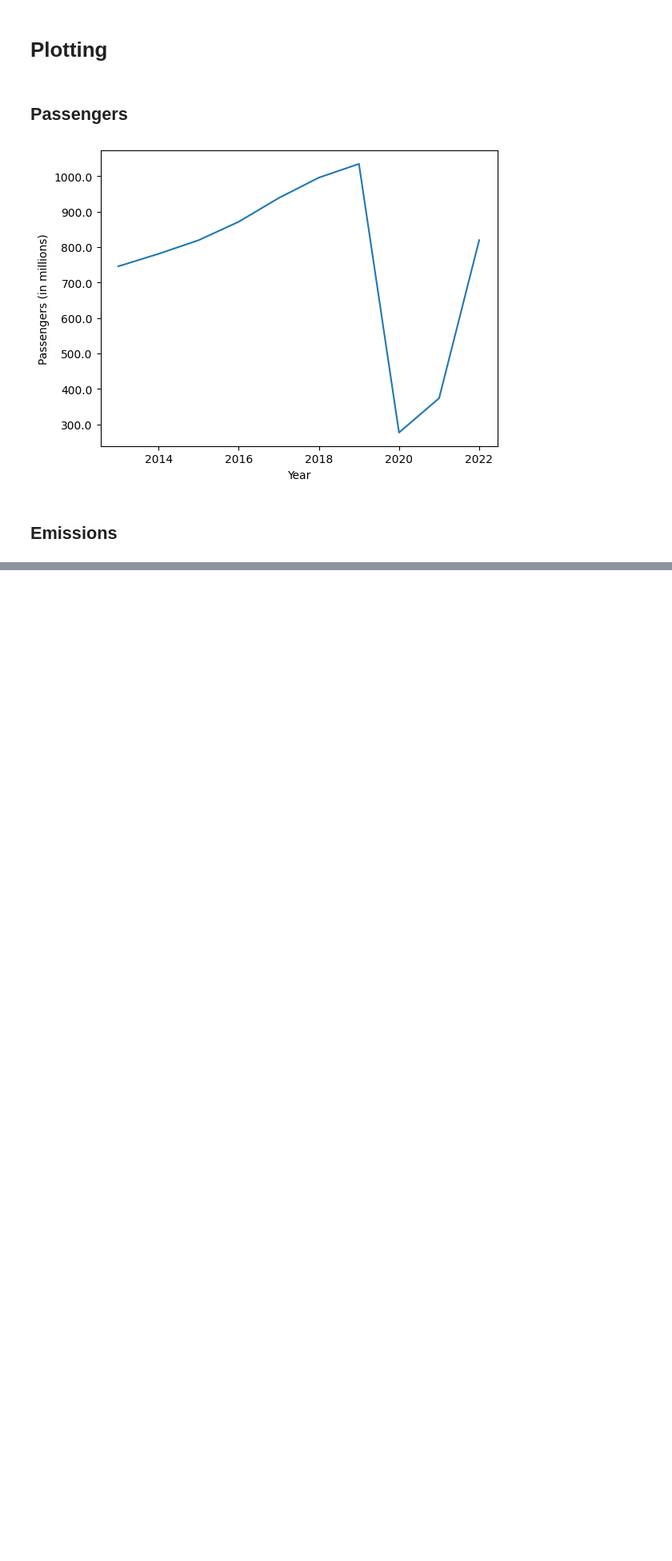
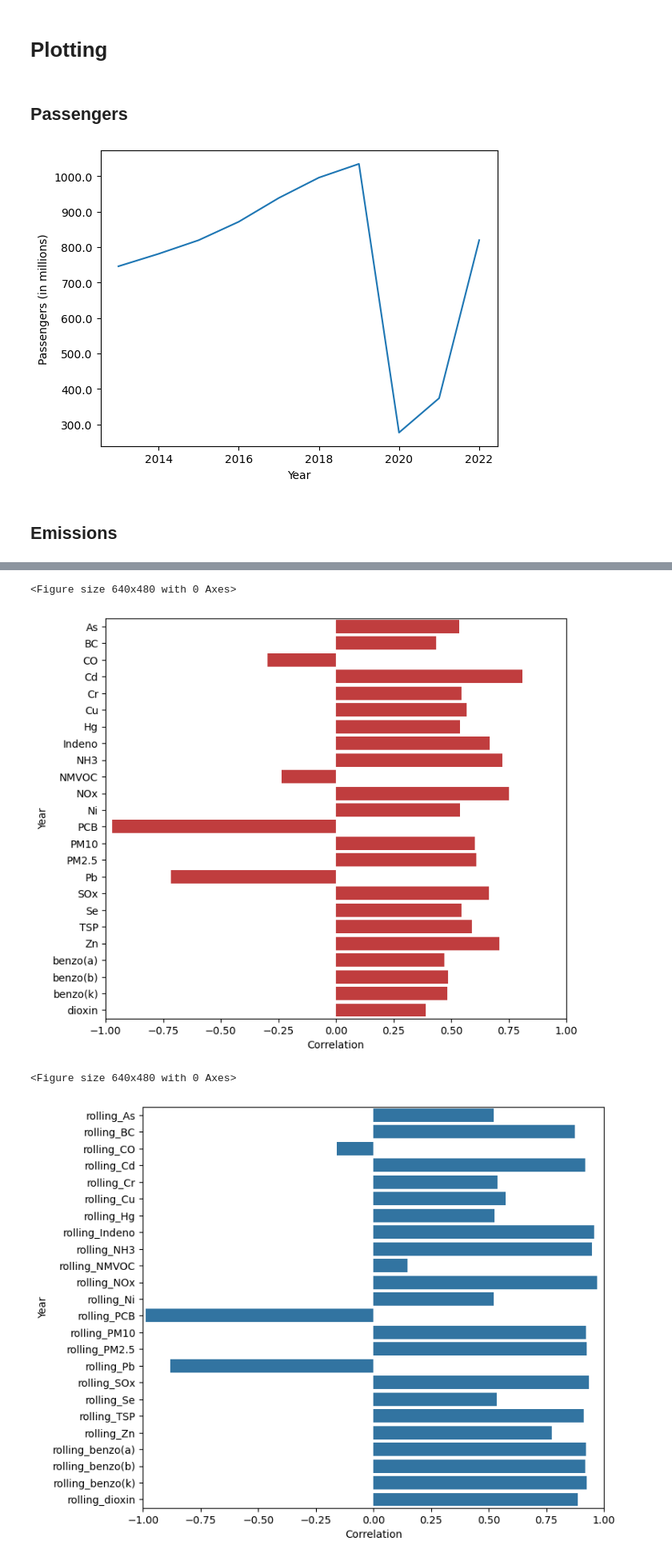
Before and after one commit to simboli/Computer-programming-and-data-management-Assignment, a Jupyter notebook: 004.Plotting.ipynb, the cells around one changed output, grey strips where cells are left out. Shown at 80% size. Drawn from its saved outputs; the diff is of its cells as text; code cells hidden in the pictures; blank space fills up the shorter version.

Commit message:
Plotting improvements

```diff
--- a/004.Plotting.ipynb
+++ b/004.Plotting.ipynb
@@ -26,0 +18,7 @@ df_EU27_emissions.head()
+# %%
+cols = df_EU27_emissions.columns
+for col in cols:
+    if col != 'Year':
+        df_EU27_emissions[col] = df_EU27_emissions[col].astype(float)
+
+df_EU27_emissions['Year'] = df_EU27_emissions['Year'].astype("int")
@@ -90,3 +87,5 @@ plt.show()
+# %%
+df_EU27_emissions_CORR = df_EU27_emissions.corrwith(df_EU27_emissions['Year'])
 # %%
 pollutants = []
 
@@ -135,0 +146,29 @@ print(df_EU27_emissions['Year'].corr(df_EU27_emissions['Pb']))
+# %%
+corr=df_EU27_emissions_CORR.to_frame()
+corr.reset_index(inplace=True)
+corr = corr.rename(columns={0: 'Correlation', 'index': 'Year'})
+corr_A=corr[1:25]
+corr_B=corr[26:50]
+
+#set seaborn plotting aesthetics
+#sns.set(style='white')
+
+#create grouped bar chart
+fig = plt.figure()
+fig = plt.subplots(figsize=(8,7))
+color = 'tab:red'
+plt.xlim(-1, 1)
+sns.barplot(x='Correlation', y='Year', data=corr_A, color=color)
+plt.show()
+
+fig = plt.figure()
+fig = plt.subplots(figsize=(8,7))
+color = 'tab:blue'
+plt.xlim(-1, 1)
+sns.barplot(x='Correlation', y='Year', data=corr_B, color=color)
+plt.show()
+# %% [output]
+<Figure size 640x480 with 0 Axes>
+[figure, added]
+<Figure size 640x480 with 0 Axes>
+[figure, added]
```
Also changed, not shown: parts of 14 cells of this notebook.
